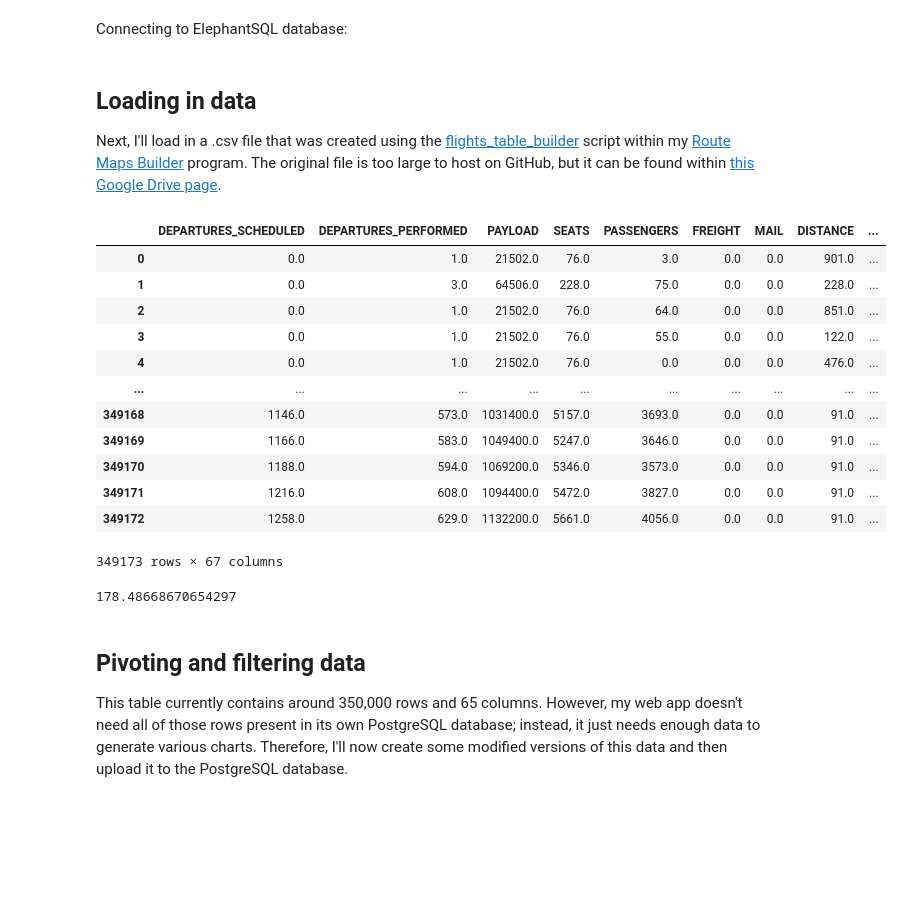
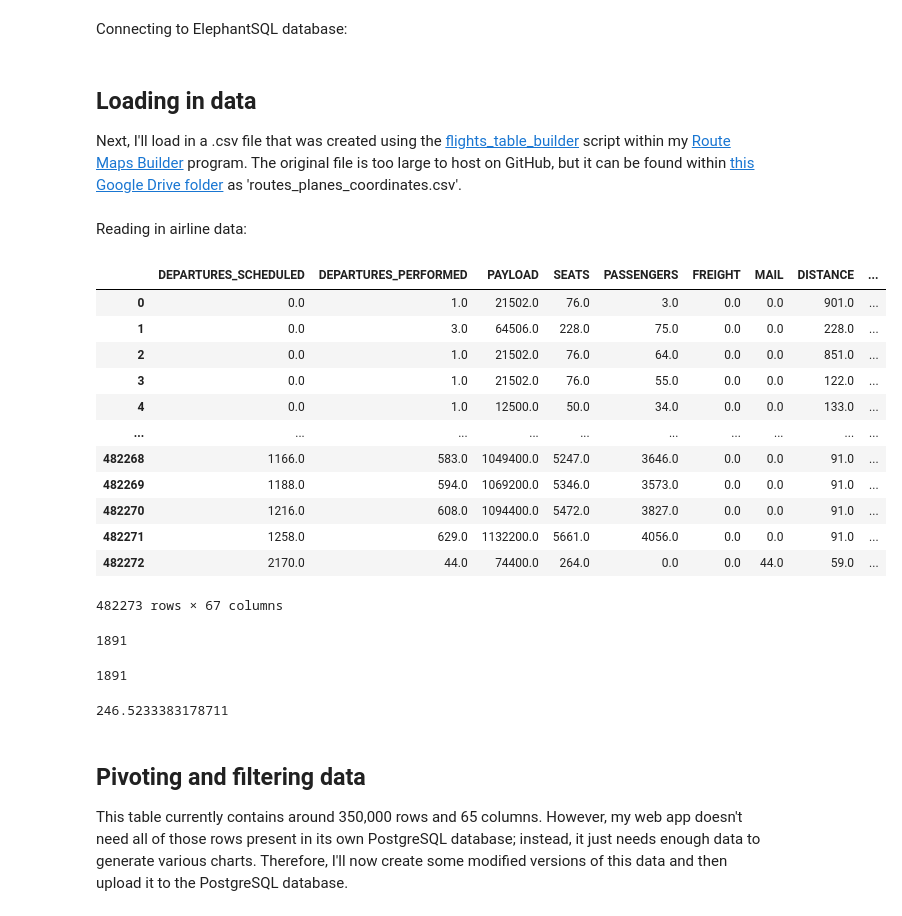
Before and after one commit to kburchfiel/kburchfiel-dash-plotly-demo, a Jupyter notebook: elephantsql_database_builder.ipynb, the cells around one changed output. Drawn from its saved outputs; the diff is of its cells as text; code cells hidden in the pictures; blank space fills up the shorter version.

Commit message:
Changed data source and updated airlines chart

```diff
--- a/elephantsql_database_builder.ipynb
+++ b/elephantsql_database_builder.ipynb
@@ -29,37 +29,47 @@ elephantsql_engine = sqlalchemy.create_engine(elephantsql_db_url_for_sqlalchemy)
 # %% [markdown]
 ## Loading in data
 
-Next, I'll load in a .csv file that was created using the [flights_table_builder](https://github.com/kburchfiel/route_maps_builder/blob/master/flights_table_builder.ipynb) script within my [Route Maps Builder](https://github.com/kburchfiel/route_maps_builder) program. The original file is too large to host on GitHub, but it can be found within [this Google Drive page](https://drive.google.com/file/d/1gUozlxpVIO-gQ6d-AQ4Qgpg91Ut3kqUD/view?usp=sharing).
+Next, I'll load in a .csv file that was created using the [flights_table_builder](https://github.com/kburchfiel/route_maps_builder/blob/master/flights_table_builder.ipynb) script within my [Route Maps Builder](https://github.com/kburchfiel/route_maps_builder) program. The original file is too large to host on GitHub, but it can be found within [this Google Drive folder](https://drive.google.com/drive/folders/1jRTjoZtT6OWCXRTNstG9D4CxmjXe4W8q?usp=sharing) as 'routes_planes_coordinates.csv'.
 # %%
 pd.set_option('display.max_columns', 100)
 # %%
 def df_size_in_megabytes(df):
     return sum(df.memory_usage())/(1024**2) # See https://pandas.pydata.org/docs/reference/api/pandas.DataFrame.memory_usage.html . Dividing it by 1024**2 converts the result from bytes to megabytes.
+# %% [markdown]
+Reading in airline data:
 # %%
-df_flights = pd.read_csv(r'C:\Users\kburc\D1V1\Documents\!Dell64docs\Programming\py\kjb3_programs\route_maps_builder\routes_planes_coordinates_for_mapping_2018.csv')
+df_flights = pd.read_csv(r'C:\Users\kburc\D1V1\Documents\!Dell64docs\Programming\py\kjb3_programs\route_maps_builder\routes_planes_coordinates.csv')
 df_flights.drop('Unnamed: 0', axis = 1,inplace=True)
 df_flights.fillna("Unknown", inplace = True) # This line will allow rows missing a value for a variable to still be included in pivot tables that process that variable.
 df_flights
 # %% [output]
 |  | DEPARTURES_SCHEDULED | DEPARTURES_PERFORMED | PAYLOAD | SEATS | PASSENGERS | FREIGHT | MAIL | DISTANCE | ... |
 | 0 | 0.0 | 1.0 | 21502.0 | 76.0 | 3.0 | 0.0 | 0.0 | 901.0 | ... |
 | 1 | 0.0 | 3.0 | 64506.0 | 228.0 | 75.0 | 0.0 | 0.0 | 228.0 | ... |
 | 2 | 0.0 | 1.0 | 21502.0 | 76.0 | 64.0 | 0.0 | 0.0 | 851.0 | ... |
 | 3 | 0.0 | 1.0 | 21502.0 | 76.0 | 55.0 | 0.0 | 0.0 | 122.0 | ... |
-| 4 | 0.0 | 1.0 | 21502.0 | 76.0 | 0.0 | 0.0 | 0.0 | 476.0 | ... |
+| 4 | 0.0 | 1.0 | 12500.0 | 50.0 | 34.0 | 0.0 | 0.0 | 133.0 | ... |
 | ... | ... | ... | ... | ... | ... | ... | ... | ... | ... |
-| 349168 | 1146.0 | 573.0 | 1031400.0 | 5157.0 | 3693.0 | 0.0 | 0.0 | 91.0 | ... |
-| 349169 | 1166.0 | 583.0 | 1049400.0 | 5247.0 | 3646.0 | 0.0 | 0.0 | 91.0 | ... |
-| 349170 | 1188.0 | 594.0 | 1069200.0 | 5346.0 | 3573.0 | 0.0 | 0.0 | 91.0 | ... |
-| 349171 | 1216.0 | 608.0 | 1094400.0 | 5472.0 | 3827.0 | 0.0 | 0.0 | 91.0 | ... |
-| 349172 | 1258.0 | 629.0 | 1132200.0 | 5661.0 | 4056.0 | 0.0 | 0.0 | 91.0 | ... |
+| 482268 | 1166.0 | 583.0 | 1049400.0 | 5247.0 | 3646.0 | 0.0 | 0.0 | 91.0 | ... |
+| 482269 | 1188.0 | 594.0 | 1069200.0 | 5346.0 | 3573.0 | 0.0 | 0.0 | 91.0 | ... |
+| 482270 | 1216.0 | 608.0 | 1094400.0 | 5472.0 | 3827.0 | 0.0 | 0.0 | 91.0 | ... |
+| 482271 | 1258.0 | 629.0 | 1132200.0 | 5661.0 | 4056.0 | 0.0 | 0.0 | 91.0 | ... |
+| 482272 | 2170.0 | 44.0 | 74400.0 | 264.0 | 0.0 | 0.0 | 44.0 | 59.0 | ... |
-349173 rows × 67 columns
+482273 rows × 67 columns
+# %%
+len(df_flights['DEST'].unique())
+# %% [output]
+1891
+# %%
+len(df_flights['DEST'].unique())
+# %% [output]
+1891
 # %%
 # Approximate memory usage (in megabytes) of the DataFrame:
 
 df_size_in_megabytes(df_flights)
 # %% [output]
-178.48668670654297
+246.5233383178711
 # %% [markdown]
 ## Pivoting and filtering data
 
```
Also changed, not shown: parts of 31 cells of this notebook, 9 other files.
